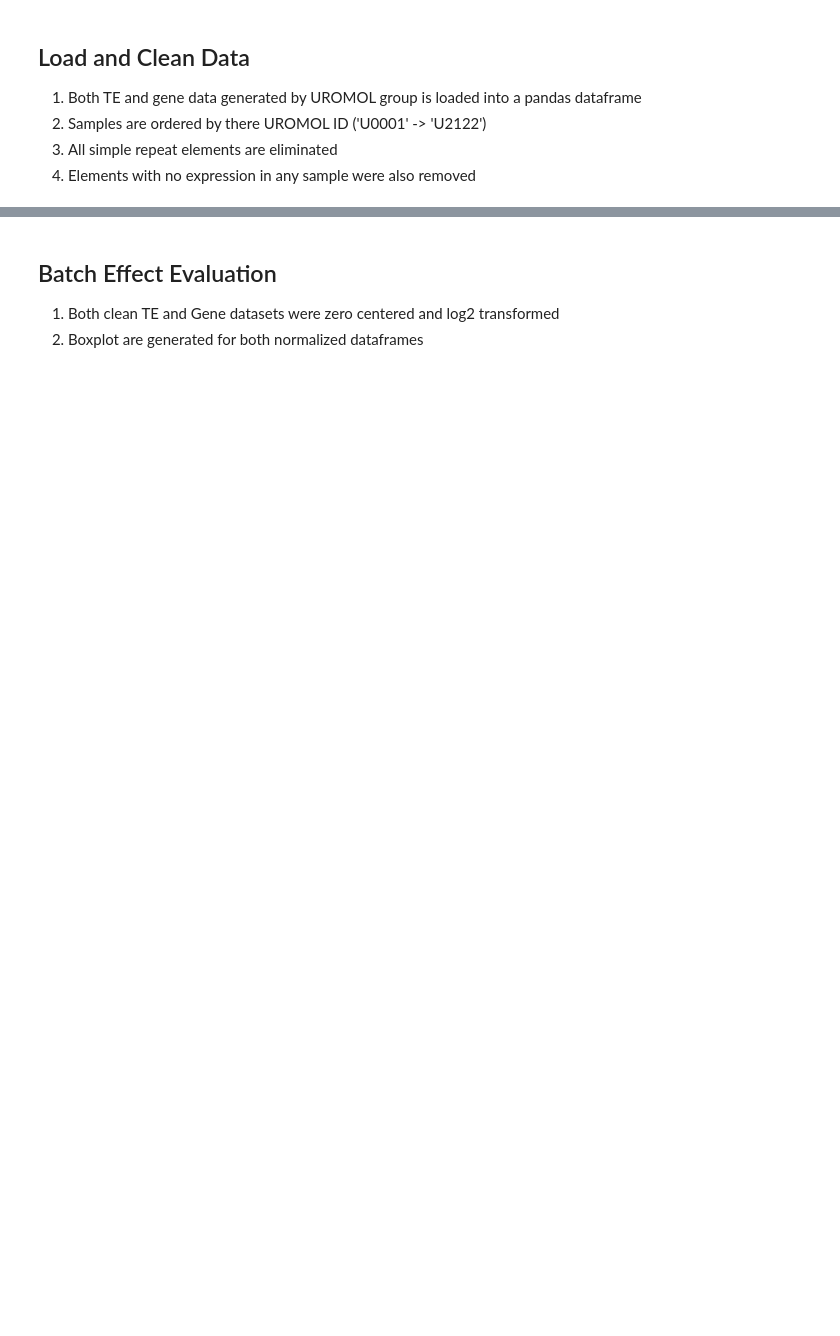
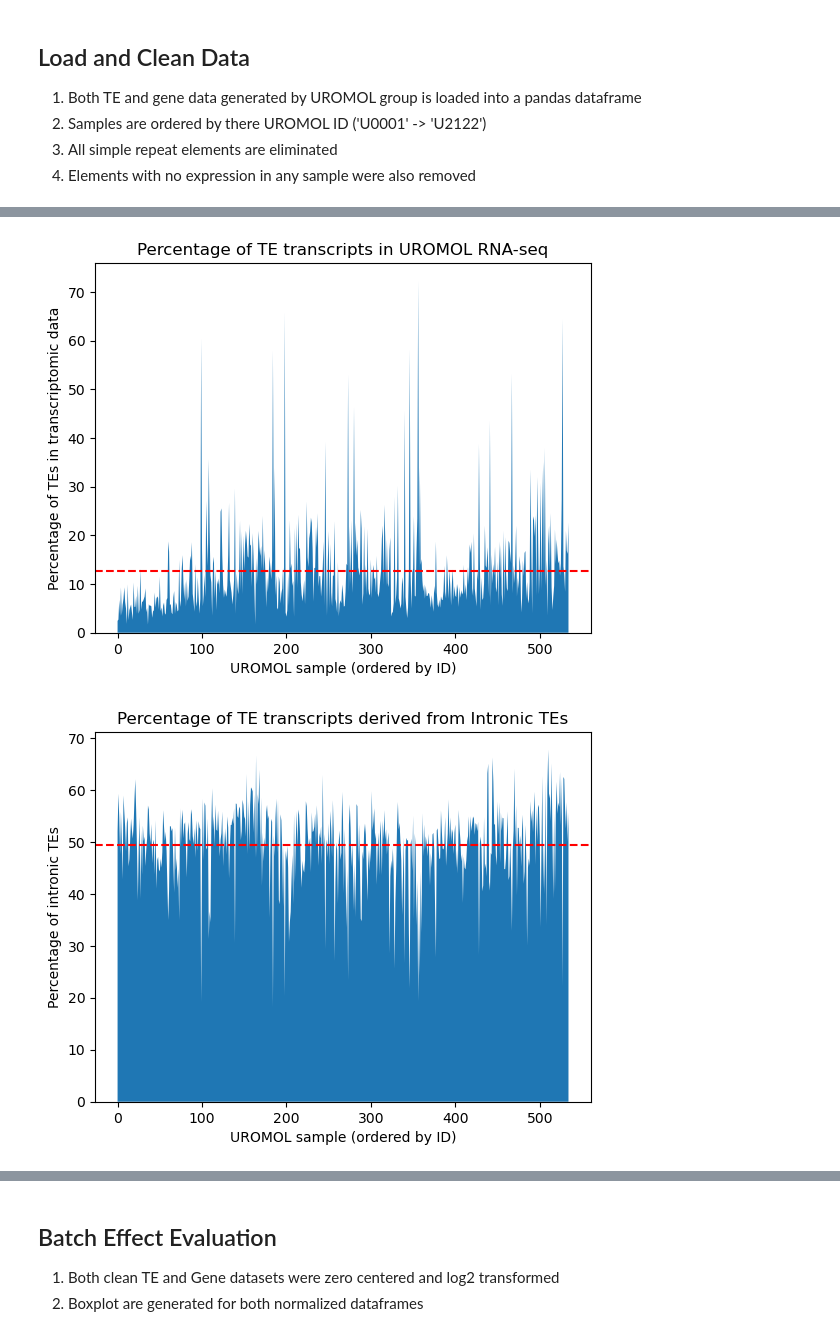
Before and after one commit to BermanLaboratory/TransposableElements, a Jupyter notebook: Preprocessing/PreprocessingMain.ipynb, the cells around one changed output, grey strips where cells are left out. Saved outputs shown, nothing was run; the diff lists cells and outputs as text; code cells hidden in the pictures; blank space fills up the shorter version.

```diff
--- a/Preprocessing/PreprocessingMain.ipynb
+++ b/Preprocessing/PreprocessingMain.ipynb
@@ -32,0 +49,37 @@ TE = TE.loc[~(TE==0).all(axis=1)]
+# %%
+import matplotlib.pyplot as plt
+
+# sum TE expression by sample
+INTRONsum = IntronTE.sum(axis='rows')
+TEsum = TE.sum(axis='rows')
+Genesum = Gene.sum(axis='rows')
+
+# compute the total mapped transcripts
+TotalRNA = TEsum + Genesum
+
+# compute the percentage of TE mappings of all transcripts
+TEpercent = (TEsum / TotalRNA) * 100
+TEpercentmean = TEpercent.mean()
+
+# compute the percentage of intronic TEs
+INTRONpercent = (INTRONsum / TEsum) * 100
+INTRONpercentmean = INTRONpercent.mean()
+
+# stackplot of percentage of TEs in transcriptomic data
+plt.stackplot(range(TEsum.shape[0]), TEpercent)
+plt.axhline(TEpercentmean, linestyle='--', c='r')
+plt.xlabel('UROMOL sample (ordered by ID)')
+plt.ylabel('Percentage of TEs in transcriptomic data')
+plt.title('Percentage of TE transcripts in UROMOL RNA-seq')
+plt.show()
+
+# stackplot of percentage of intronic reads in transcriptomic data
+plt.stackplot(range(TEsum.shape[0]), INTRONpercent)
+plt.axhline(INTRONpercentmean, linestyle='--', c='r')
+plt.xlabel('UROMOL sample (ordered by ID)')
+plt.ylabel('Percentage of intronic TEs')
+plt.title('Percentage of TE transcripts derived from Intronic TEs')
+plt.show()
+# %% [output]
+[figure, added]
+[figure, added]
```
Also changed, not shown: parts of 14 cells of this notebook, 6 other files.
